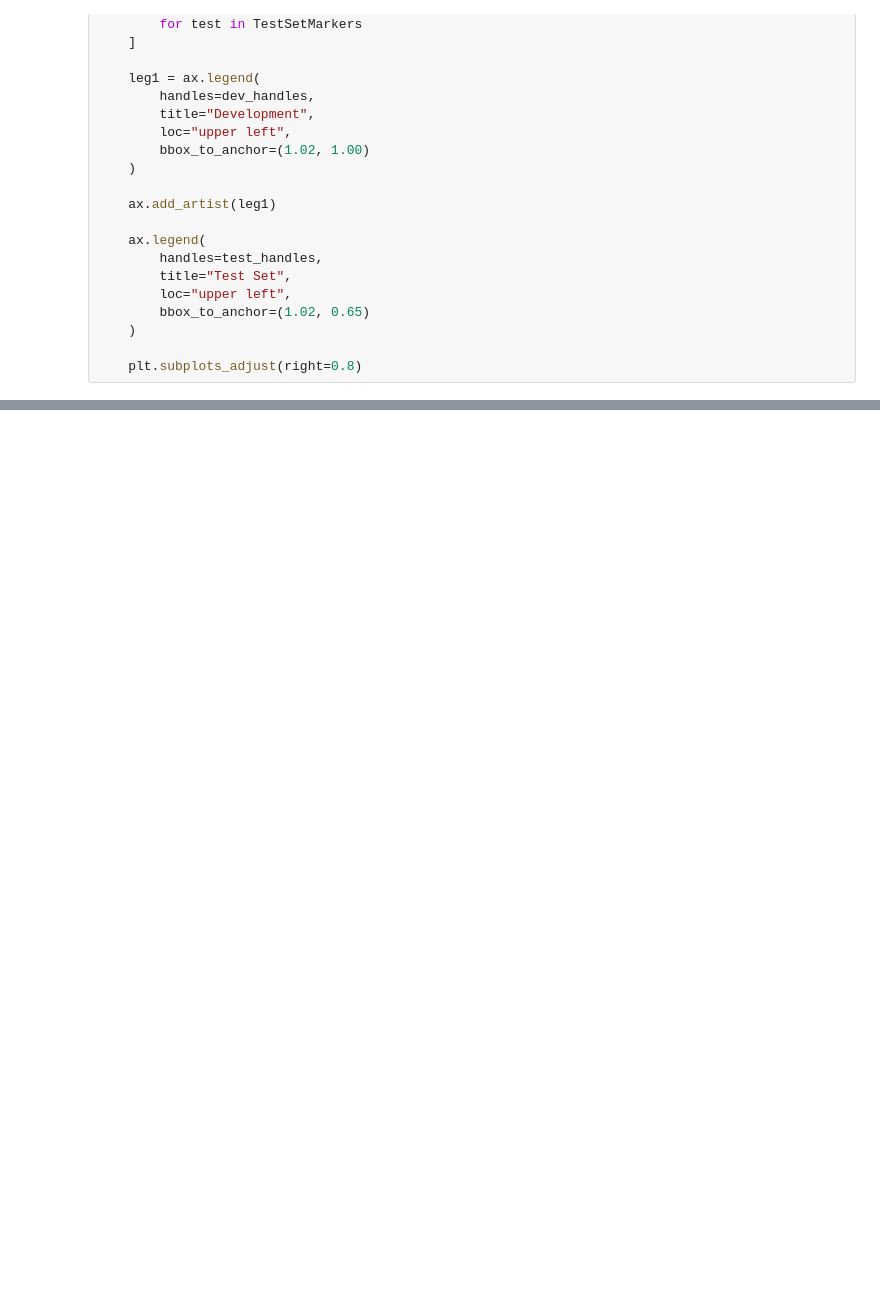
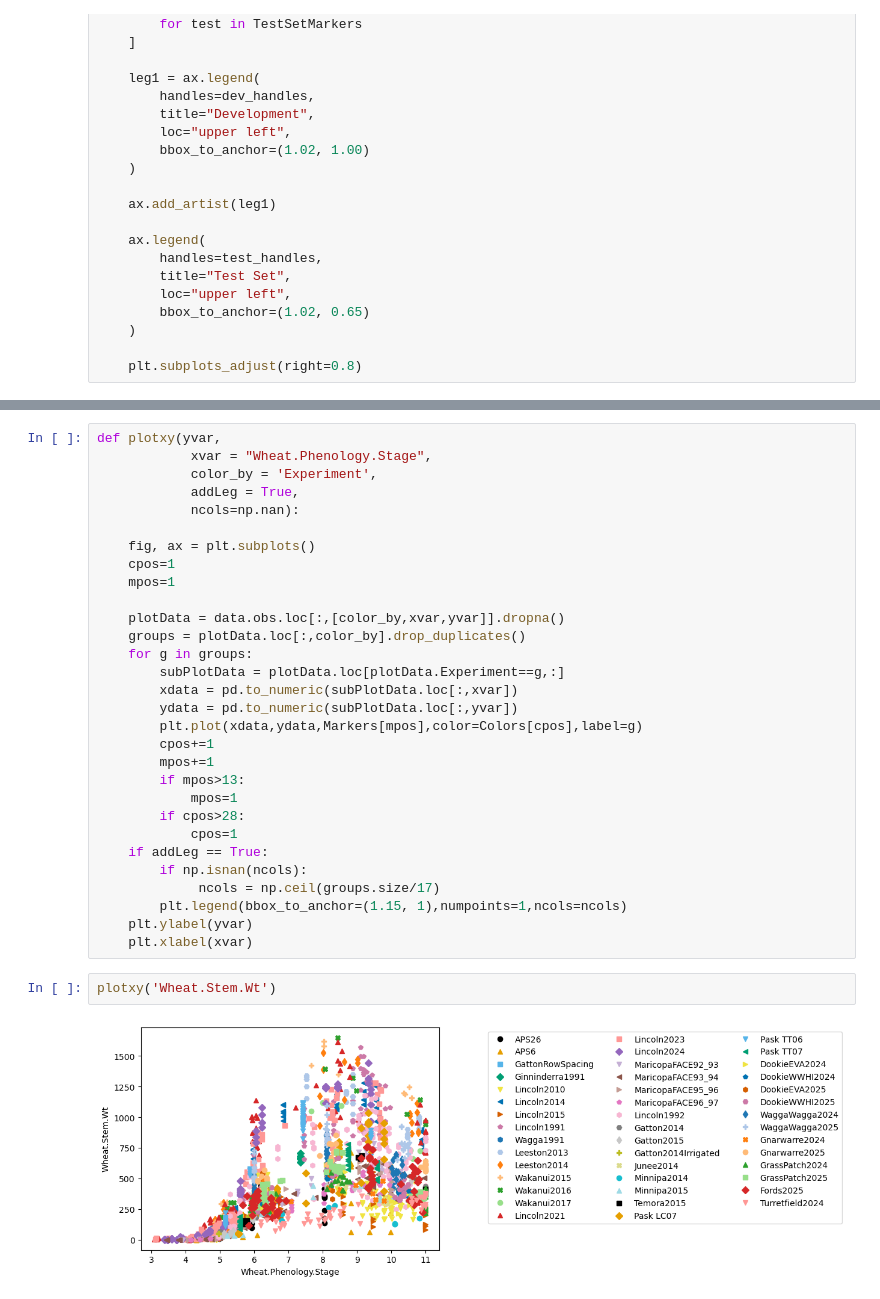
Before and after one commit to HamishBrownPFR/APSIMTools, a Jupyter notebook: Lentil analysis/WheatObsColate.ipynb, the cells around one changed output, grey strips where cells are left out. Cells and saved outputs as stored; diff of their text form; blank space fills up the shorter version.

```diff
--- a/Lentil analysis/WheatObsColate.ipynb
+++ b/Lentil analysis/WheatObsColate.ipynb
@@ -1467,0 +1455,34 @@ def plotxy(experiments,xvar,yvar,data,addLeg = True,ncols=np.nan,cult_cols=False
+# %%
+def plotxy(yvar,
+            xvar = "Wheat.Phenology.Stage",
+            color_by = 'Experiment',
+            addLeg = True,
+            ncols=np.nan):
+
+    fig, ax = plt.subplots()
+    cpos=1
+    mpos=1
+
+    plotData = data.obs.loc[:,[color_by,xvar,yvar]].dropna()
+    groups = plotData.loc[:,color_by].drop_duplicates()
+    for g in groups:
+        subPlotData = plotData.loc[plotData.Experiment==g,:]
+        xdata = pd.to_numeric(subPlotData.loc[:,xvar])
+        ydata = pd.to_numeric(subPlotData.loc[:,yvar])
+        plt.plot(xdata,ydata,Markers[mpos],color=Colors[cpos],label=g)
+        cpos+=1
+        mpos+=1
+        if mpos>13:
+            mpos=1
+        if cpos>28:
+            cpos=1
+    if addLeg == True:
+        if np.isnan(ncols):
+             ncols = np.ceil(groups.size/17)
+        plt.legend(bbox_to_anchor=(1.15, 1),numpoints=1,ncols=ncols)
+    plt.ylabel(yvar)
+    plt.xlabel(xvar)
+# %%
+plotxy('Wheat.Stem.Wt')
+# %% [output]
+[figure, added]
```
Also changed, not shown: parts of 9 cells of this notebook, 14 other files.
